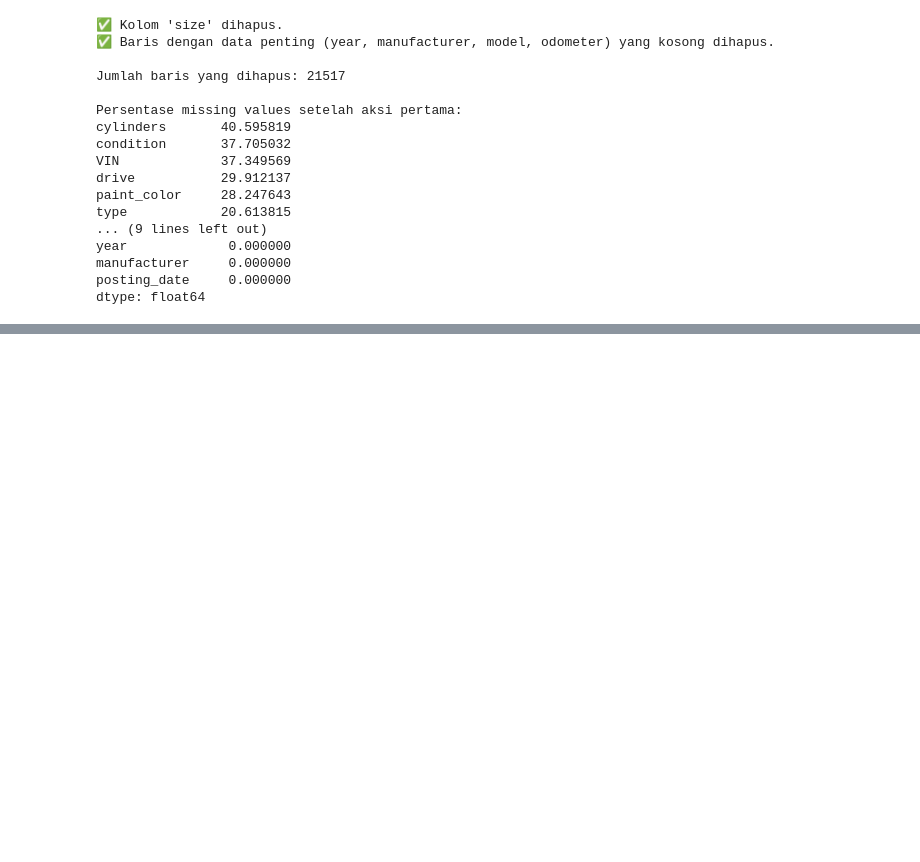
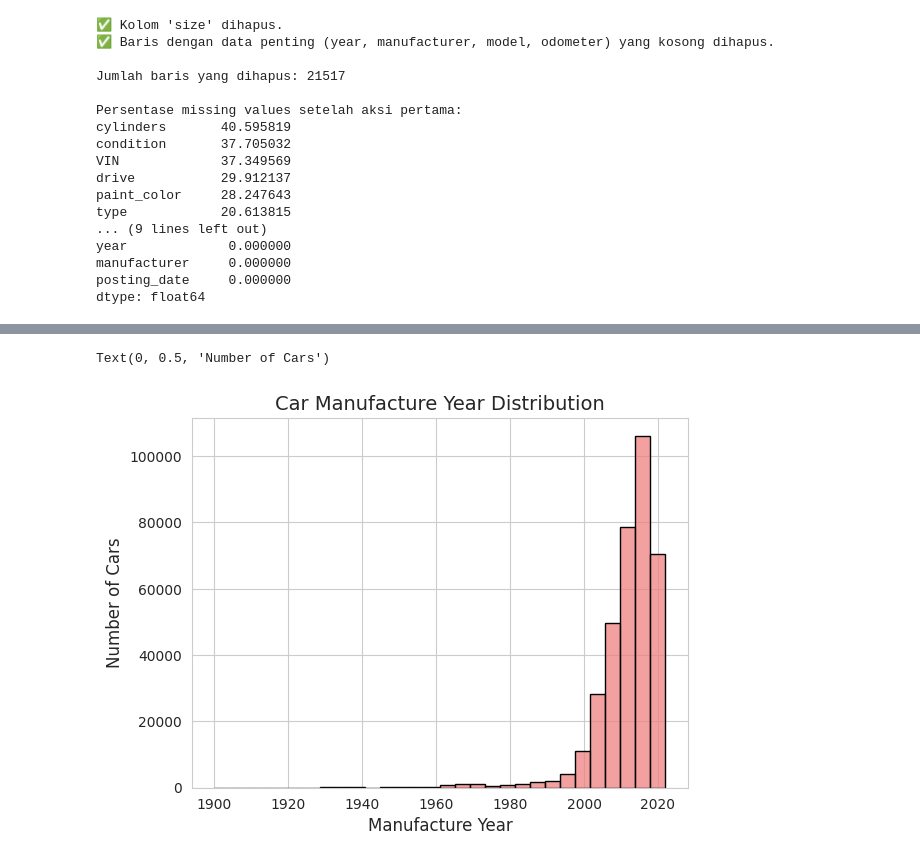
Before and after one commit to FerrelNW/used_car_price_analysis, a Jupyter notebook: used_car_price_analysis.ipynb, the cells around one changed output, grey strips where cells are left out. Saved outputs shown, nothing was run; the diff lists cells and outputs as text; code cells hidden in the pictures; blank space fills up the shorter version.

```diff
--- a/used_car_price_analysis.ipynb
+++ b/used_car_price_analysis.ipynb
@@ -302,0 +329,8 @@ dtype: int64
+# %%
+sns.histplot(df_cleaned['year'], bins=30, color='lightcoral',edgecolor='black')
+plt.title('Car Manufacture Year Distribution', fontsize=14)
+plt.xlabel('Manufacture Year', fontsize=12)
+plt.ylabel('Number of Cars', fontsize=12)
+# %% [output]
+Text(0, 0.5, 'Number of Cars')
+[figure, added]
```
Also changed, not shown: parts of 16 cells of this notebook.
